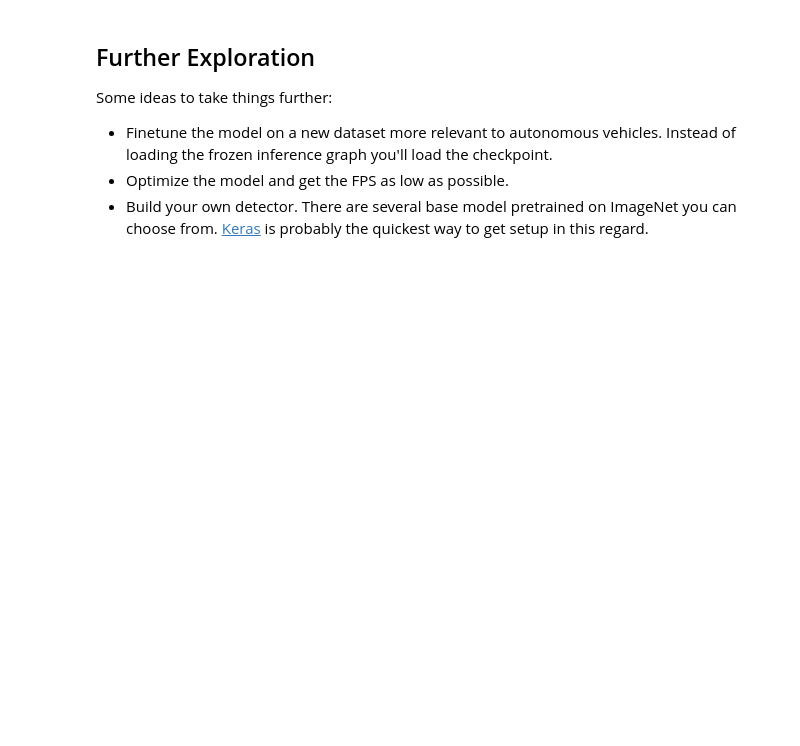
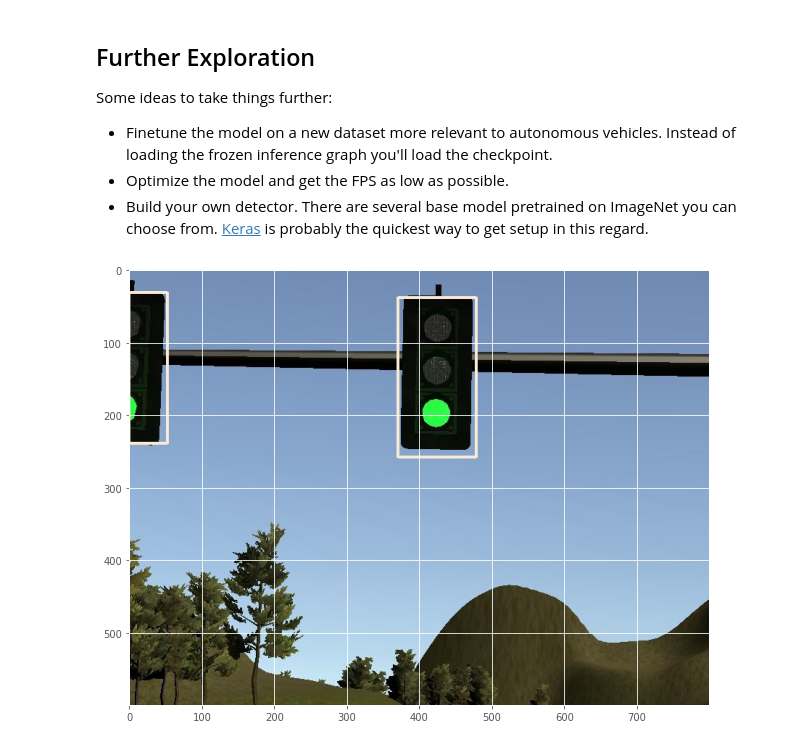
Before and after one commit to In-Progress-M-Russo/CarND-Object-Detection-Lab, a Jupyter notebook: CarND-Object-Detection-Lab.ipynb, the cells around one changed output. Drawn from its saved outputs; the diff is of its cells as text; code cells hidden in the pictures; blank space fills up the shorter version.

```diff
--- a/CarND-Object-Detection-Lab.ipynb
+++ b/CarND-Object-Detection-Lab.ipynb
@@ -550,0 +541,49 @@ Some ideas to take things further:
+# %%
+detection_graph = load_graph(SSD_GRAPH_FILE)
+# detection_graph = load_graph(RFCN_GRAPH_FILE)
+# detection_graph = load_graph(FASTER_RCNN_GRAPH_FILE)
+
+# The input placeholder for the image.
+# `get_tensor_by_name` returns the Tensor with the associated name in the Graph.
+image_tensor = detection_graph.get_tensor_by_name('image_tensor:0')
+
+# Each box represents a part of the image where a particular object was detected.
+detection_boxes = detection_graph.get_tensor_by_name('detection_boxes:0')
+
+# Each score represent how level of confidence for each of the objects.
+# Score is shown on the result image, together with the class label.
+detection_scores = detection_graph.get_tensor_by_name('detection_scores:0')
+
+# The classification of the object (integer id).
+detection_classes = detection_graph.get_tensor_by_name('detection_classes:0')
+# %%
+# Load a sample image.
+image = Image.open('./assets/image3.jpg')
+image_np = np.expand_dims(np.asarray(image, dtype=np.uint8), 0)
+
+with tf.Session(graph=detection_graph) as sess:
+    # Actual detection.
+    (boxes, scores, classes) = sess.run([detection_boxes, detection_scores, detection_classes],
+                                        feed_dict={image_tensor: image_np})
+
+    # Remove unnecessary dimensions
+    boxes = np.squeeze(boxes)
+    scores = np.squeeze(scores)
+    classes = np.squeeze(classes)
+
+    confidence_cutoff = 0.6
+    # Filter boxes with a confidence score less than `confidence_cutoff`
+    boxes, scores, classes = filter_boxes(confidence_cutoff, boxes, scores, classes)
+
+    # The current box coordinates are normalized to a range between 0 and 1.
+    # This converts the coordinates actual location on the image.
+    width, height = image.size
+    box_coords = to_image_coords(boxes, height, width)
+
+    # Each class with be represented by a differently colored box
+    draw_boxes(image, box_coords, classes)
+
+    plt.figure(figsize=(12, 8))
+    plt.imshow(image)
+# %% [output]
+[figure, added]
```
Also changed, not shown: parts of 6 cells of this notebook, 10 other files.
